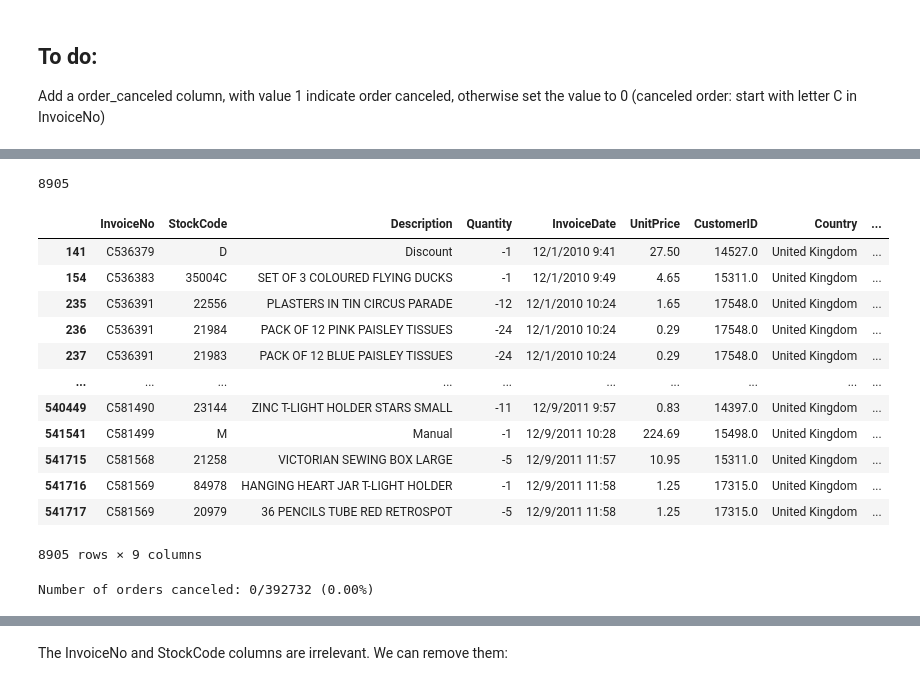
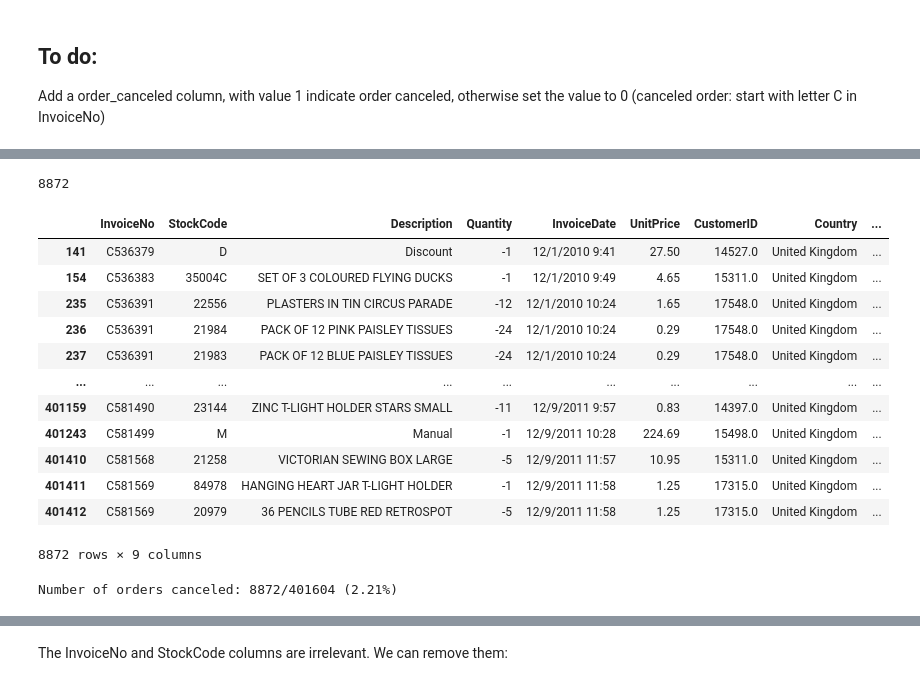
Before and after one commit to Jinglinhui/My-codes, a Jupyter notebook: kmean_project_std.ipynb, the cells around one changed output, grey strips where cells are left out. Cells and saved outputs as stored; diff of their text form; code cells hidden in the pictures.

```diff
--- a/kmean_project_std.ipynb
+++ b/kmean_project_std.ipynb
@@ -122,3 +111,6 @@ plt.show()
 ## To do:
 
 Add a order_canceled column, with value 1 indicate order canceled, otherwise set the value to 0 (canceled order: start with letter C in InvoiceNo)
+# %%
+df1=df.reset_index(drop=True)
+df1
@@ -124,0 +131,8 @@ Add a order_canceled column, with value 1 indicate order canceled, otherwise set
+# %%
+df1['order_canceled']=0
+# %%
+for i in range(0,len(df1.index)):
+    if 'C' in df1.InvoiceNo.iloc[i]:
+        df1.order_canceled.iloc[i]=1
+    else:
+        df1.order_canceled.iloc[i]=0
@@ -166,30 +174,30 @@ c_df.head(10)
 # %%
 #
-df['order_canceled'].sum()
+df1['order_canceled'].sum()
 # %% [output]
-8905
+8872
 # %%
 # have a look at the canceled order
-df[df.order_canceled == 1]
+df1[df1.order_canceled == 1]
 # %% [output]
 |  | InvoiceNo | StockCode | Description | Quantity | InvoiceDate | UnitPrice | CustomerID | Country | ... |
 | 141 | C536379 | D | Discount | -1 | 12/1/2010 9:41 | 27.50 | 14527.0 | United Kingdom | ... |
 | 154 | C536383 | 35004C | SET OF 3 COLOURED FLYING DUCKS | -1 | 12/1/2010 9:49 | 4.65 | 15311.0 | United Kingdom | ... |
 | 235 | C536391 | 22556 | PLASTERS IN TIN CIRCUS PARADE | -12 | 12/1/2010 10:24 | 1.65 | 17548.0 | United Kingdom | ... |
 | 236 | C536391 | 21984 | PACK OF 12 PINK PAISLEY TISSUES | -24 | 12/1/2010 10:24 | 0.29 | 17548.0 | United Kingdom | ... |
 | 237 | C536391 | 21983 | PACK OF 12 BLUE PAISLEY TISSUES | -24 | 12/1/2010 10:24 | 0.29 | 17548.0 | United Kingdom | ... |
 | ... | ... | ... | ... | ... | ... | ... | ... | ... | ... |
-| 540449 | C581490 | 23144 | ZINC T-LIGHT HOLDER STARS SMALL | -11 | 12/9/2011 9:57 | 0.83 | 14397.0 | United Kingdom | ... |
-| 541541 | C581499 | M | Manual | -1 | 12/9/2011 10:28 | 224.69 | 15498.0 | United Kingdom | ... |
-| 541715 | C581568 | 21258 | VICTORIAN SEWING BOX LARGE | -5 | 12/9/2011 11:57 | 10.95 | 15311.0 | United Kingdom | ... |
-| 541716 | C581569 | 84978 | HANGING HEART JAR T-LIGHT HOLDER | -1 | 12/9/2011 11:58 | 1.25 | 17315.0 | United Kingdom | ... |
-| 541717 | C581569 | 20979 | 36 PENCILS TUBE RED RETROSPOT | -5 | 12/9/2011 11:58 | 1.25 | 17315.0 | United Kingdom | ... |
+| 401159 | C581490 | 23144 | ZINC T-LIGHT HOLDER STARS SMALL | -11 | 12/9/2011 9:57 | 0.83 | 14397.0 | United Kingdom | ... |
+| 401243 | C581499 | M | Manual | -1 | 12/9/2011 10:28 | 224.69 | 15498.0 | United Kingdom | ... |
+| 401410 | C581568 | 21258 | VICTORIAN SEWING BOX LARGE | -5 | 12/9/2011 11:57 | 10.95 | 15311.0 | United Kingdom | ... |
+| 401411 | C581569 | 84978 | HANGING HEART JAR T-LIGHT HOLDER | -1 | 12/9/2011 11:58 | 1.25 | 17315.0 | United Kingdom | ... |
+| 401412 | C581569 | 20979 | 36 PENCILS TUBE RED RETROSPOT | -5 | 12/9/2011 11:58 | 1.25 | 17315.0 | United Kingdom | ... |
-8905 rows × 9 columns
+8872 rows × 9 columns
 # %%
-n1 = df['order_canceled'].sum()
-n2 = df.shape[0]
+n1 = df1['order_canceled'].sum()
+n2 = df1.shape[0]
 print('Number of orders canceled: {}/{} ({:.2f}%) '.format(n1, n2, n1/n2*100))
 # %% [output]
-Number of orders canceled: 0/392732 (0.00%)
+Number of orders canceled: 8872/401604 (2.21%)
 # %%
 # only included not canceled order
```
Also changed, not shown: parts of 38 cells of this notebook.
